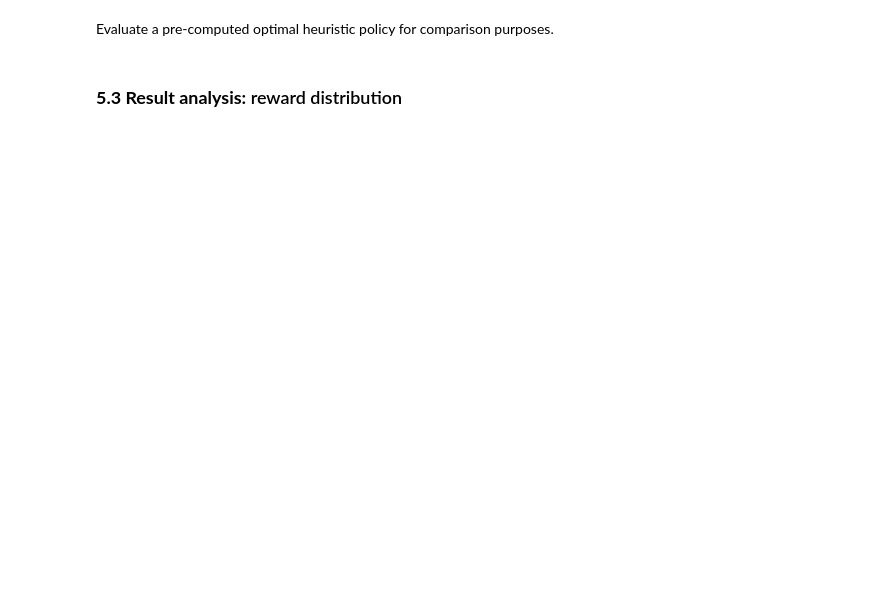
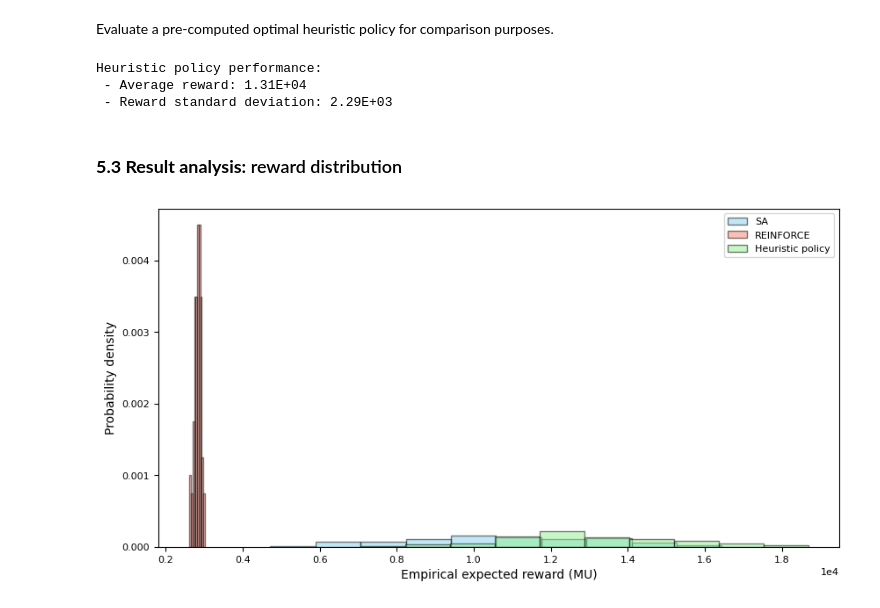
Before and after one commit to isaingit/courseworkRL, a Jupyter notebook: IMP_CW_RL_full_version.ipynb, the cells around one changed output. Cells and saved outputs as stored; diff of their text form; code cells hidden in the pictures; blank space fills up the shorter version.

```diff
--- a/IMP_CW_RL_full_version.ipynb
+++ b/IMP_CW_RL_full_version.ipynb
@@ -329,16 +343,16 @@ def choose_action(state, policy_net, action_std):
 ###########################################
 # REINFORCE with baseline implementation
 ###########################################
-def trainREINFORCE(env, *,
-          h1_size = 128,
-          h2_size = 64,
-          lr_policy_net= 5e-5,
-          lr_value_net = 1e-5,
-          discount_factor = .99 ,
-          max_steps = 1e5,
-          max_time = 120. ,
-          weight_entropy = 0.001,
-          action_std_init = .5):
+def train_policy_REINFORCE( env, *,
+                            h1_size = 128,
+                            h2_size = 64,
+                            lr_policy_net= 5e-5,
+                            lr_value_net = 1e-5,
+                            discount_factor = .99 ,
+                            max_steps = 1e5,
+                            max_time = 120. ,
+                            weight_entropy = 0.001,
+                            action_std_init = .5):
 
     # Create log file
     log_f_path = setup_logging(algorithm = "REINFORCE")
@@ -355,7 +369,7 @@ def trainREINFORCE(env, *,
     # Initialize policies and optimizers
     policy_net = PolicyNetwork( input_size=env.observation_space.shape[0], output_size=env.action_space.shape[0],
                                 h1_size = h1_size,
-                                h2_size = h2_size)
+                                h2_size = h2_size,)
     value_net = ValueNetwork(input_size=env.observation_space.shape[0])
     optimizer_policy = torch.optim.Adam(policy_net.parameters(), lr=lr_policy_net)
     optimizer_value = torch.optim.Adam(value_net.parameters(), lr=lr_value_net)
@@ -443,4 +457,4 @@ hyperparamRL["weight_entropy"] = .01
 # %% [markdown]
 ### **Policy training**
 # %%
-policyRL_model_path , log_file_path = trainREINFORCE(env_train, **hyperparamRL)
+policyRL_model_path , log_file_path = train_policy_REINFORCE(env_train, **hyperparamRL)
@@ -502,7 +522,7 @@ reward_list = {}
 # %%
 # Load policy derived using Simulated Annealing
 policySA = PolicyNetwork(input_size=env_train.observation_space.shape[0], output_size=env_train.action_space.shape[0])
-policySA.load_state_dict(best_paramSA)
+policySA.load_state_dict(torch.load(policySA_model_path))
 
 # Compute average undiscounted return
 reward_list["SA"] = []
@@ -529,10 +557,16 @@ Evaluate a pre-computed optimal heuristic policy for comparison purposes.
 from HeuristicPolicy_file import HeuristicPolicy
 
 sSpolicy = HeuristicPolicy()
-sSpolicy.policy_param = np.array([19., 34., 17., 25., 79., 138.])
+sSpolicy.policy_param = np.array([11., 30., 20., 34., 61., 76.])
 reward_list["sS"] = sSpolicy.evaluate_policy(env_train, test_demand_dataset)
 print("Heuristic policy performance:\n - Average reward: {:.2E}\n - Reward standard deviation: {:.2E}".format(np.mean(reward_list["sS"]), np.std(reward_list["sS"])))
+# %% [output]
+Heuristic policy performance:
+ - Average reward: 1.31E+04
+ - Reward standard deviation: 2.29E+03
 # %% [markdown]
 ### **5.3 Result analysis:** reward distribution
 # %%
-plot_reward_distribution(np.vstack([reward_list["SA"],reward_list["REINFORCE"],reward_list["sS"]]).T, labels=['SA', 'REINFORCE', 'Heuristic policy'])
+plot_reward_distribution(np.vstack([reward_list["SA"],reward_list["RL"],reward_list["sS"]]).T, labels=['SA', 'REINFORCE', 'Heuristic policy'])
+# %% [output]
+[figure, added]
```
Also changed, not shown: parts of 10 cells of this notebook, 3 other files.
